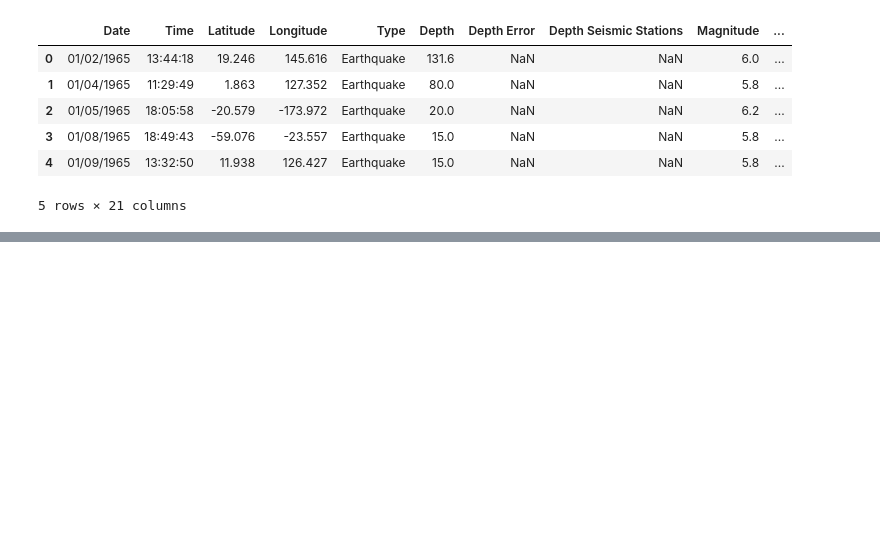
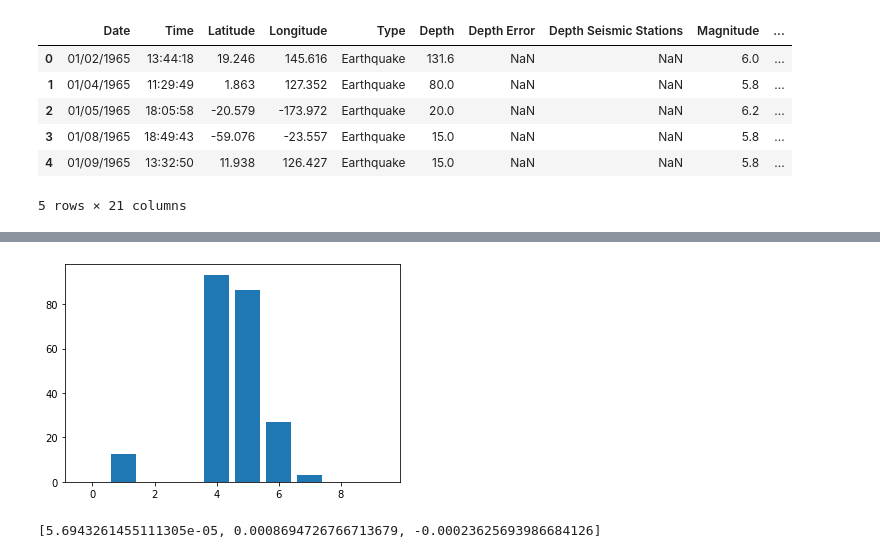
Before and after one commit to mohandsari/H3HITEMA, a Jupyter notebook: Untitled2.ipynb, the cells around one changed output, grey strips where cells are left out. Drawn from its saved outputs; the diff is of its cells as text; code cells hidden in the pictures; blank space fills up the shorter version.

```diff
--- a/Untitled2.ipynb
+++ b/Untitled2.ipynb
@@ -40,0 +130,6 @@ dtype: int64
+# %%
+#define dataset
+X, y = make_regression(n_samples=1000, n_features=10, n_informative=5, random_state=1)
+# %%
+#define the model
+model = LinearRegression()
@@ -40,0 +141,3 @@ dtype: int64
+# %%
+#get importance
+importance = model.coef_
@@ -40,0 +159,21 @@ dtype: int64
+# %%
+#plot feature importance
+pyplot.bar([x for x in range(len(importance))], importance)
+pyplot.show()
+# %% [output]
+[figure, added]
+# %%
+
+from sklearn.model_selection import KFold
+X = pd.DataFrame(df['Depth'])
+y = pd.DataFrame(df['Magnitude'])
+model = LinearRegression()
+scores = []
+kfold = KFold(n_splits=3, shuffle=True, random_state=42)
+for i, (train, test) in enumerate(kfold.split(X, y)):
+ model.fit(X.iloc[train,:], y.iloc[train,:])
+ score = model.score(X.iloc[test,:], y.iloc[test,:])
+ scores.append(score)
+print(scores)
+# %% [output]
+[5.6943261455111305e-05, 0.0008694726766713679, -0.00023625693986684126]
```
Also changed, not shown: parts of 35 cells of this notebook, 1 other file.
